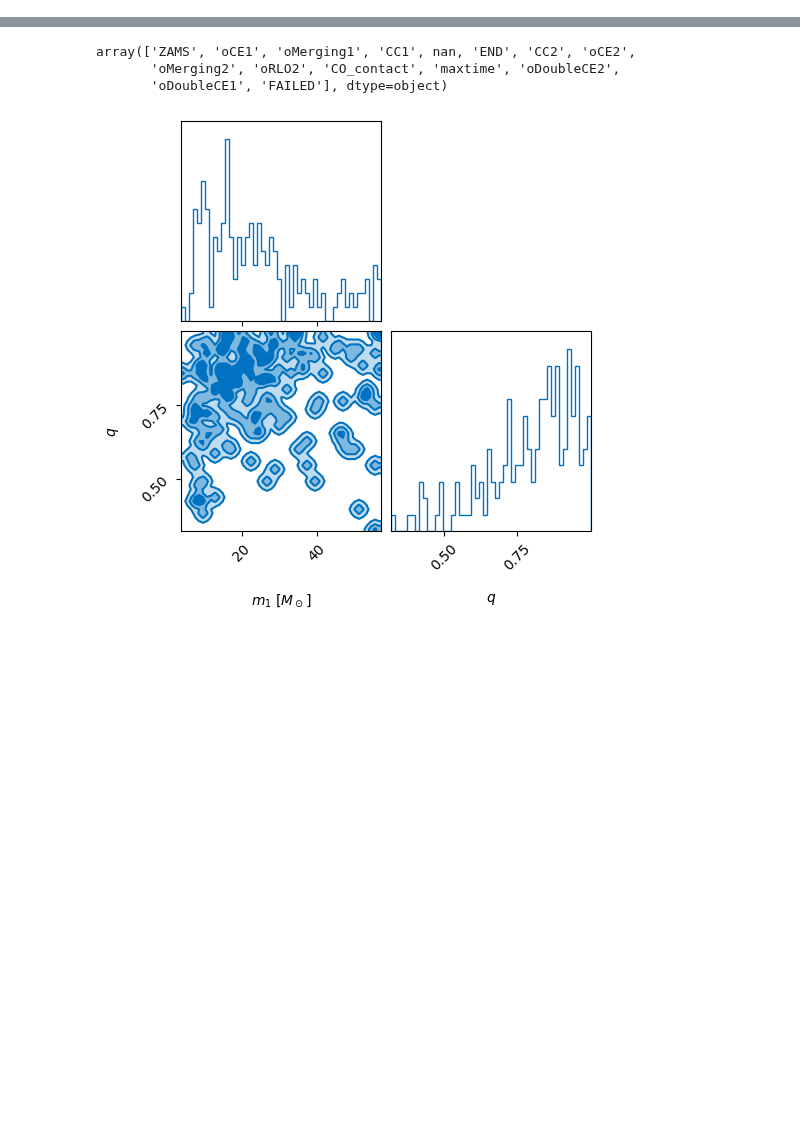
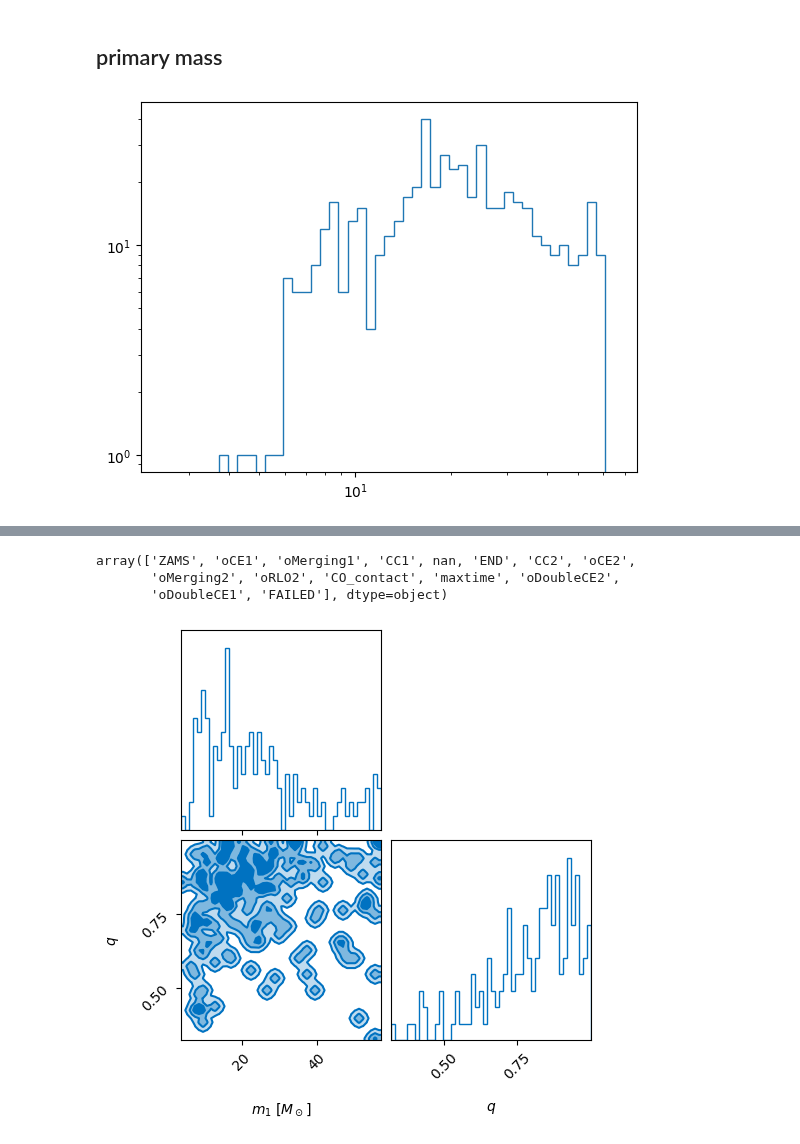
Before and after one commit to noahewolfe/tilts-and-kicks, a Jupyter notebook: code/05-inspect-posydon.ipynb, the cells around one changed output, grey strips where cells are left out. Cells and saved outputs as stored; diff of their text form; code cells hidden in the pictures; blank space fills up the shorter version.

```diff
--- a/code/05-inspect-posydon.ipynb
+++ b/code/05-inspect-posydon.ipynb
@@ -32,0 +142,9 @@ array(['ERR', 'RLO1', 'RLO2', 'contact', 'detached', 'disrupted',
+# %% [markdown]
+## primary mass
+# %%
+fig, ax = plt.subplots()
+ax.hist(primary_mass[mask_merge], histtype='step', bins=np.logspace(np.log10(2.5), np.log10(65), 50));
+ax.set_yscale('log')
+ax.set_xscale('log')
+# %% [output]
+[figure, added]
```
Also changed, not shown: parts of 41 cells of this notebook.
